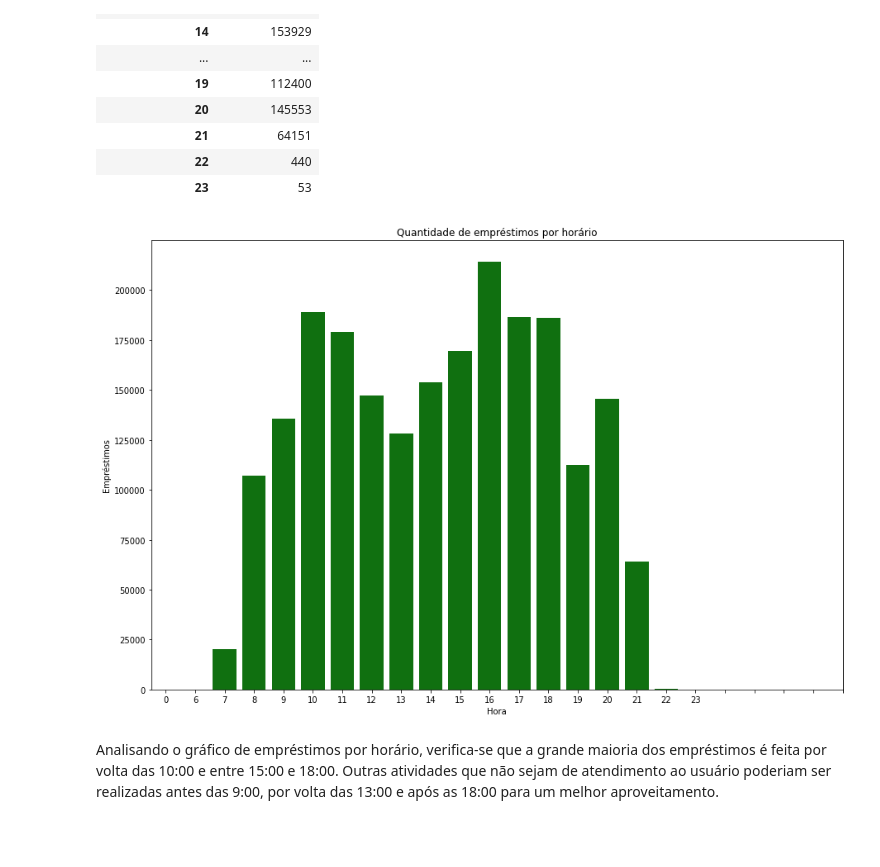
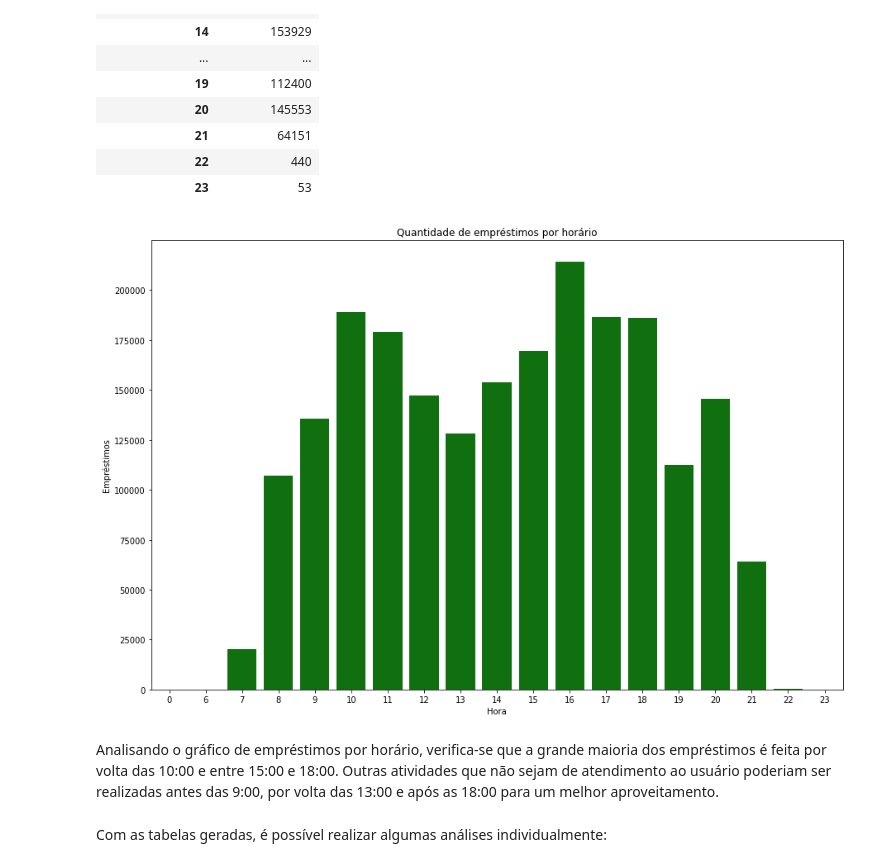
Before and after one commit to LucasMunarolo/Analise-Dados, a Jupyter notebook: EmprestimosBiblioteca.ipynb, the cells around one changed output. Saved outputs shown, nothing was run; the diff lists cells and outputs as text; code cells hidden in the pictures; blank space fills up the shorter version.

```diff
--- a/EmprestimosBiblioteca.ipynb
+++ b/EmprestimosBiblioteca.ipynb
@@ -126,6 +130,6 @@ dataframe_emprestimos[dataframe_emprestimos['id_emprestimo'].duplicated()]
 # %%
 # Existem 145312 linhas duplicadas, que devem ser removidas
-dataframe_emprestimos.drop_duplicates(subset='id_emprestimo', inplace= True)
+dataframe_emprestimos.drop_duplicates(inplace= True)
 # %%
 # Importando o arquivo com informações do acervo, que está em formato parquet
 url_acervos = 'https://github.com/FranciscoFoz/7_Days_of_Code_Alura-Python-Pandas/raw/main/Dia_1-Importando_dados/Datasets/dados_exemplares.parquet'
@@ -393,12 +397,11 @@ emprestimos_por_horario
 # %%
 # Criando um gráfico de linhas para mostrar a quantidade de empréstimos por hora
 ax = sns.barplot(data=emprestimos_por_horario, x=emprestimos_por_horario.index, y='id_emprestimo', color='green')
 ax.set_xlabel('Hora')
 ax.set_ylabel('Empréstimos')
 ax.set_title('Quantidade de empréstimos por horário')
-ax.set_xticks(range(0,24))
 ax.figure.set_size_inches(15,10)
 # %% [output]
-[figure, old version]
+[figure, new version]
 # %% [markdown]
 Analisando o gráfico de empréstimos por horário, verifica-se que a grande maioria dos empréstimos é feita por volta das 10:00 e entre 15:00 e 18:00. Outras atividades que não sejam de atendimento ao usuário poderiam ser realizadas antes das 9:00, por volta das 13:00 e após as 18:00 para um melhor aproveitamento.
@@ -404,0 +422,2 @@ Analisando o gráfico de empréstimos por horário, verifica-se que a grande mai
+# %% [markdown]
+Com as tabelas geradas, é possível realizar algumas análises individualmente:
```
Also changed, not shown: parts of 17 cells of this notebook.
